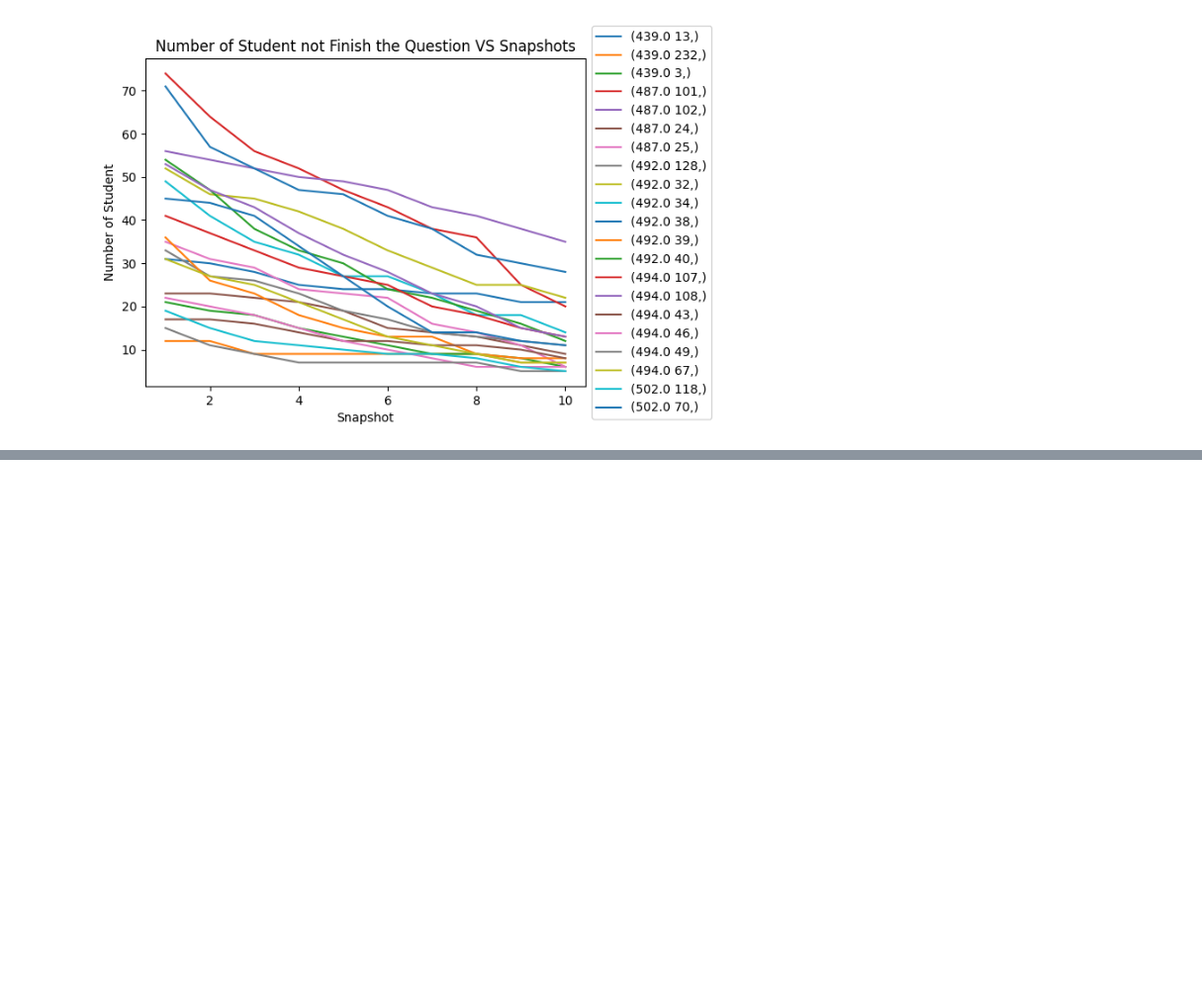
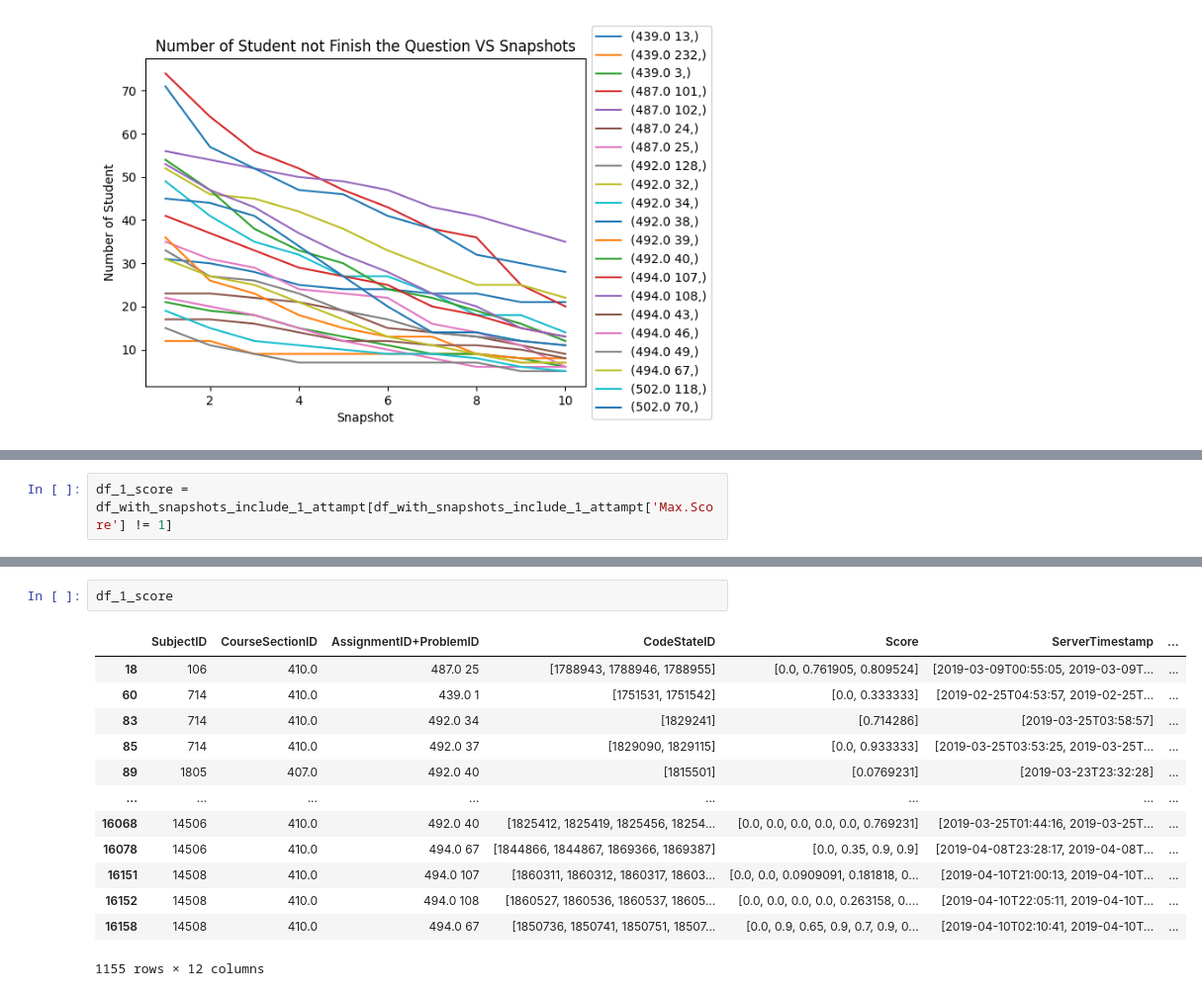
Before and after one commit to nogaschw/Detecting-Struggling-Student-Programmers-using-Proficiency-Taxonomies, a Jupyter notebook: stat_codeworkout.ipynb, the cells around one changed output, grey strips where cells are left out. Shown at 99% size. Cells and saved outputs as stored; diff of their text form; blank space fills up the shorter version.

```diff
--- a/stat_codeworkout.ipynb
+++ b/stat_codeworkout.ipynb
@@ -558,0 +669,2 @@ for key, grp in df_filter_snapshots_vs_score_10.groupby(['AssignmentID+ProblemID
+# %%
+df_1_score = df_with_snapshots_include_1_attampt[df_with_snapshots_include_1_attampt['Max.Score'] != 1]
@@ -558,0 +675,16 @@ for key, grp in df_filter_snapshots_vs_score_10.groupby(['AssignmentID+ProblemID
+# %%
+df_1_score
+# %% [output]
+|  | SubjectID | CourseSectionID | AssignmentID+ProblemID | CodeStateID | Score | ServerTimestamp | ... |
+| 18 | 106 | 410.0 | 487.0 25 | [1788943, 1788946, 1788955] | [0.0, 0.761905, 0.809524] | [2019-03-09T00:55:05, 2019-03-09T... | ... |
+| 60 | 714 | 410.0 | 439.0 1 | [1751531, 1751542] | [0.0, 0.333333] | [2019-02-25T04:53:57, 2019-02-25T... | ... |
+| 83 | 714 | 410.0 | 492.0 34 | [1829241] | [0.714286] | [2019-03-25T03:58:57] | ... |
+| 85 | 714 | 410.0 | 492.0 37 | [1829090, 1829115] | [0.0, 0.933333] | [2019-03-25T03:53:25, 2019-03-25T... | ... |
+| 89 | 1805 | 407.0 | 492.0 40 | [1815501] | [0.0769231] | [2019-03-23T23:32:28] | ... |
+| ... | ... | ... | ... | ... | ... | ... | ... |
+| 16068 | 14506 | 410.0 | 492.0 40 | [1825412, 1825419, 1825456, 18254... | [0.0, 0.0, 0.0, 0.0, 0.0, 0.769231] | [2019-03-25T01:44:16, 2019-03-25T... | ... |
+| 16078 | 14506 | 410.0 | 494.0 67 | [1844866, 1844867, 1869366, 1869387] | [0.0, 0.35, 0.9, 0.9] | [2019-04-08T23:28:17, 2019-04-08T... | ... |
+| 16151 | 14508 | 410.0 | 494.0 107 | [1860311, 1860312, 1860317, 18603... | [0.0, 0.0, 0.0909091, 0.181818, 0... | [2019-04-10T21:00:13, 2019-04-10T... | ... |
+| 16152 | 14508 | 410.0 | 494.0 108 | [1860527, 1860536, 1860537, 18605... | [0.0, 0.0, 0.0, 0.0, 0.263158, 0.... | [2019-04-10T22:05:11, 2019-04-10T... | ... |
+| 16158 | 14508 | 410.0 | 494.0 67 | [1850736, 1850741, 1850751, 18507... | [0.0, 0.9, 0.65, 0.9, 0.7, 0.9, 0... | [2019-04-10T02:10:41, 2019-04-10T... | ... |
+1155 rows × 12 columns
```
Also changed, not shown: parts of 28 cells of this notebook, 6 other files.
